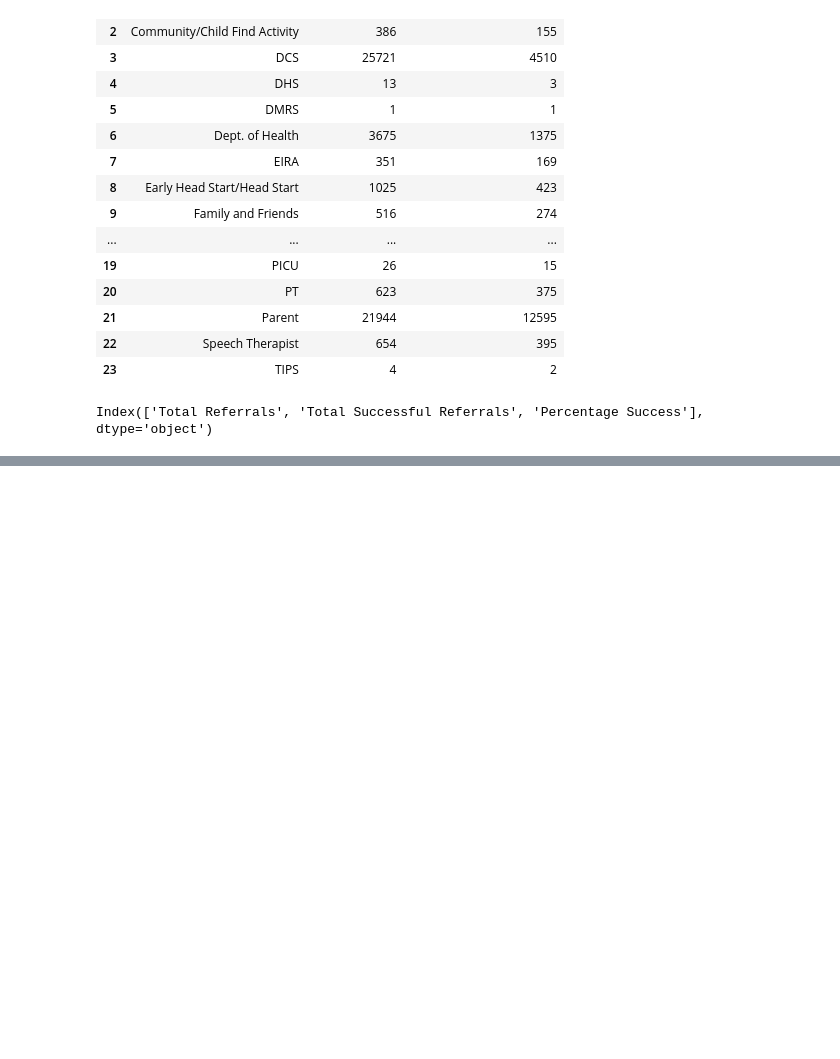
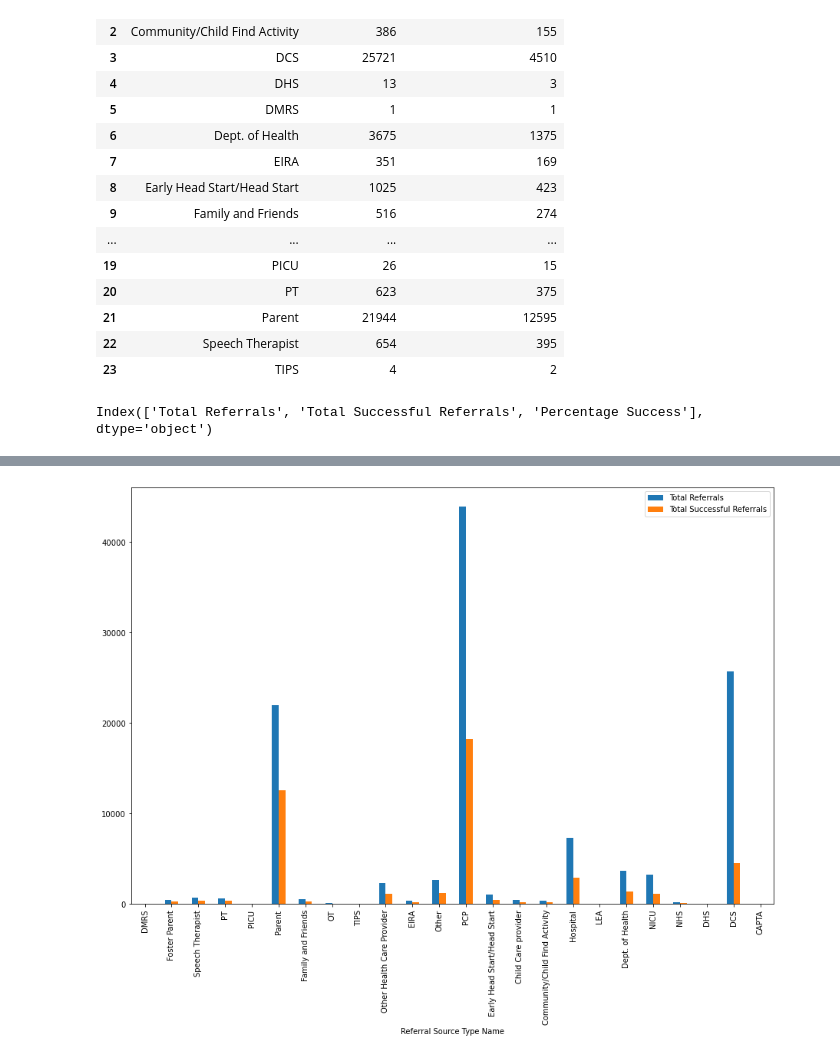
Before and after one commit to MylahKate/teis_project-scar, a Jupyter notebook: notebook/teis_q2.ipynb, the cells around one changed output, grey strips where cells are left out. Saved outputs shown, nothing was run; the diff lists cells and outputs as text; code cells hidden in the pictures; blank space fills up the shorter version.

```diff
--- a/notebook/teis_q2.ipynb
+++ b/notebook/teis_q2.ipynb
@@ -187,0 +255,5 @@ NameError: name 'x' is not defined
+# %%
+tot_ref.plot(x='Referral Source Type Name',
+                y = ['Total Referrals', 'Total Successful Referrals'], kind = 'bar', figsize = (15,10));
+# %% [output]
+[figure, added]
```
Also changed, not shown: parts of 7 cells of this notebook, 1 other file.
